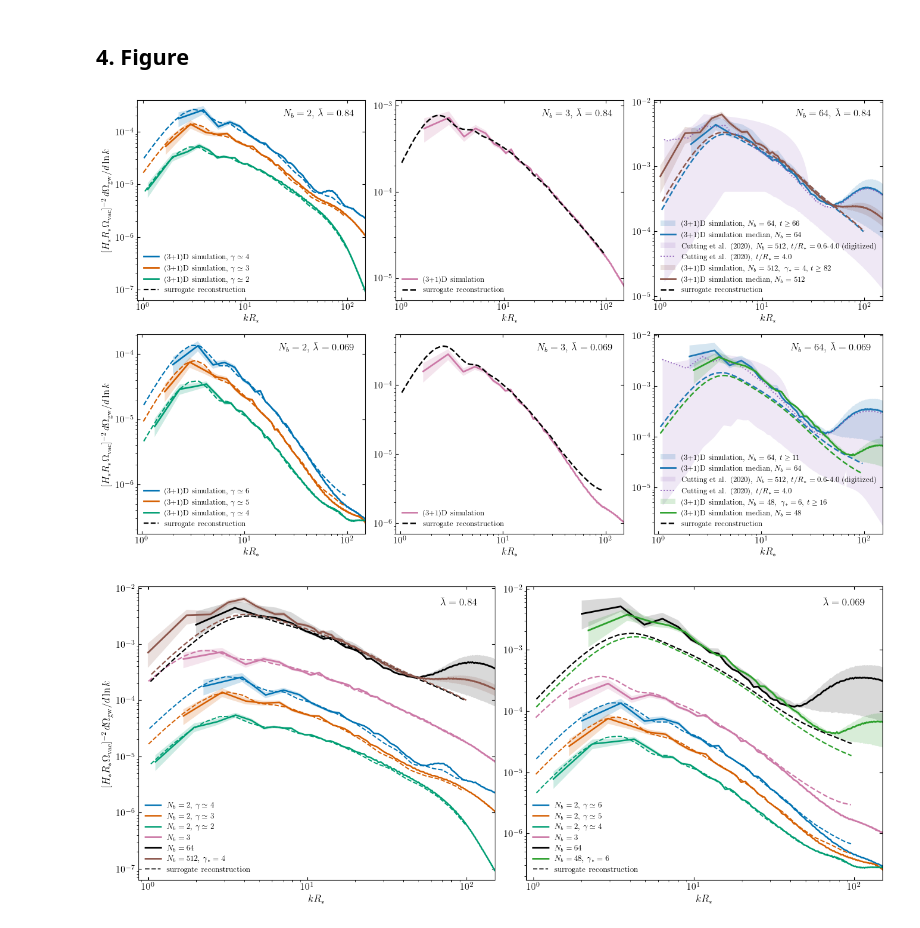
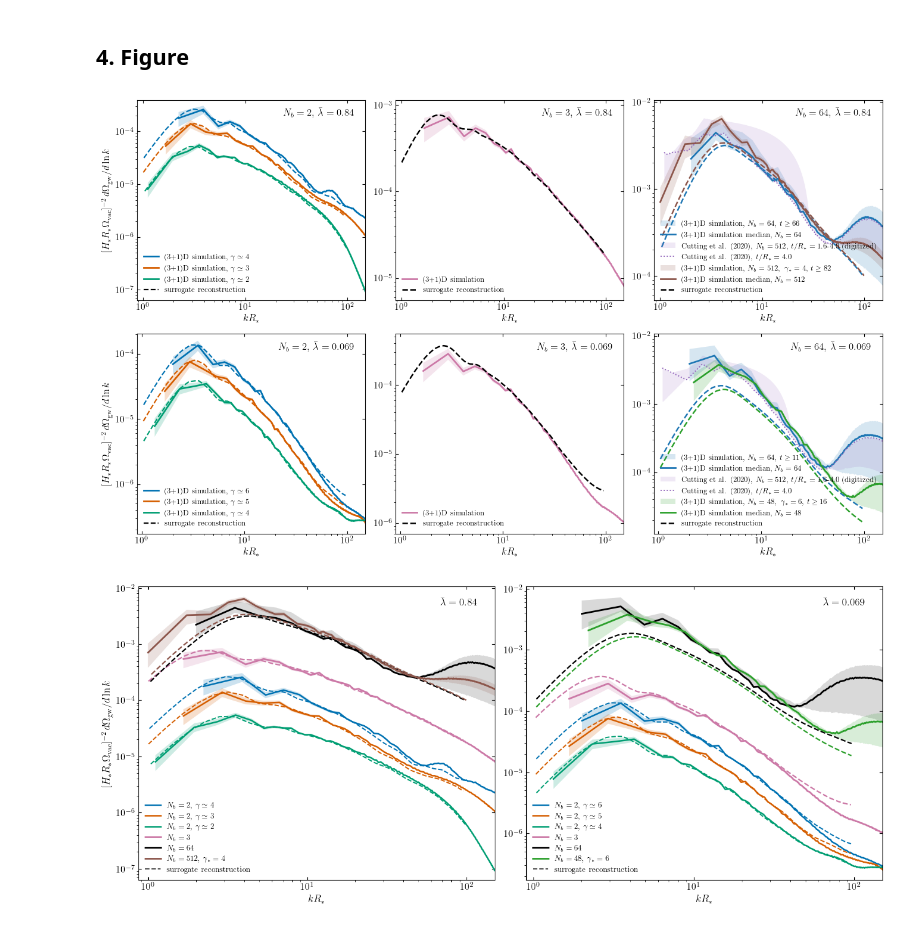
Before and after one commit to MSABuschmann/PhaseTransitionBuilder, a Jupyter notebook: notebooks/22_n2n3n64_surrogate_comparison.ipynb, the cells around one changed output. Drawn from its saved outputs; the diff is of its cells as text; code cells hidden in the pictures.

```diff
--- a/notebooks/22_n2n3n64_surrogate_comparison.ipynb
+++ b/notebooks/22_n2n3n64_surrogate_comparison.ipynb
@@ -532,23 +532,24 @@ X_MAX = 150.
 
 # Digitized Cutting, Escartin, Hindmarsh & Weir (arXiv:2005.13537) Fig. 10,
 # the largest simulation for each lambda_bar (N_b=512 for 0.845 and 0.069),
-# gamma_*=4.0. Vector-extracted directly from the paper's PDF (path
-# coordinates calibrated against each panel's log-log axes frame; a stray
-# point per curve clipped at the frame's top edge -- the k=M_b dashed-line
-# indicator -- was excluded). NOT the older Weir1802/Fig.15 N_b-scan data
-# (wrong reference paper -- that one doesn't cover our lambda_bar values).
+# gamma_*=4.0. Extracted from the paper's PDF at 600dpi via per-column
+# pixel-color tracking (see the Weir2005 txt file headers for the full
+# extraction/calibration method -- x-axis calibrated from actual tick
+# label positions, cross-checked against the paper's own k=2pi/R_* marker).
 # Already in kR_*/CHW units, no conversion needed.
 #
-# All four panels (t/R_*=0.60, 1.6, 2.5, 4.0 -- early collision through
-# late oscillation phase) are loaded and combined into a min/max band per
-# lambda_bar, so the comparison shows the literature's own temporal drift
-# rather than picking a single arbitrary snapshot -- our own N_b=64/512
-# curves are likewise a band over a wide late-time range, not one instant.
-# Added temporarily for a quick sanity check against the literature, not a
-# permanent fixture of this figure.
+# Only t/R_*=1.6, 2.5, 4.0 are used (dropping 0.60) -- consistent with OUR
+# OWN t_coll_end criterion (sum_w>0.01), not the paper's own labeling.
+# Our own t_coll_end/R_* values at gamma_*~4 range 1.14-1.43 across all 4
+# of our N_b=64/512 cases below (including the N_b=512/lambda_bar=0.84
+# case that directly matches this comparison, at 1.429) -- t/R_*=1.6 is
+# past all of them, so by our own criterion it's already post-collision.
+# t/R_*=0.60 is unambiguously before collision ends for any of our cases
+# and is excluded. Added temporarily for a quick sanity check against the
+# literature, not a permanent fixture of this figure.
 CUTTING_LIT_DIR = (REPO_ROOT / 'reference_codes' / 'FirstOrder_GW' /
                    'collision_weights' / 'Weir2005')
-CUTTING_LIT_TIMES = ['0.60', '1.6', '2.5', '4.0']
+CUTTING_LIT_TIMES = ['1.6', '2.5', '4.0']
 
 cutting_lit_band = {}
 for lb_key, fname_key in [(0.84, '0.845'), (0.069, '0.069')]:
@@ -637,13 +638,13 @@ for row_idx, lb in enumerate([0.84, 0.069]):
                                 (r64['kR_recon'], r64['y_recon']))]
 
     # Cutting et al. (2020) digitized Fig. 10, N_b=512, lambda_bar-matched --
-    # band spans all 4 published times (t/R_*=0.60-4.0), showing the
-    # literature's own drift over time; the dotted line marks the latest
-    # (t/R_*=4.0) snapshot specifically.
+    # band spans t/R_*=1.6-4.0 (see note above on why 0.60 is excluded),
+    # showing the literature's own drift over time; the dotted line marks
+    # the latest (t/R_*=4.0) snapshot specifically.
     lit = cutting_lit_band[lb]
     ax.fill_between(lit['kR'], lit['y_min'], lit['y_max'], color='tab:purple',
                     alpha=0.15, linewidth=0,
-                    label=r'Cutting et al. (2020), $N_b=512$, $t/R_*=0.6\mbox{-}4.0$ (digitized)')
+                    label=r'Cutting et al. (2020), $N_b=512$, $t/R_*=1.6\mbox{-}4.0$ (digitized)')
     ax.plot(lit['kR'], lit['y_last'], color='tab:purple', lw=1.4, ls=':',
             label=r'Cutting et al. (2020), $t/R_*=4.0$')
     extents64.append(visible_extent((lit['kR'], lit['y_min']), (lit['kR'], lit['y_max'])))
@@ -664,34 +665,34 @@ for row_idx, lb in enumerate([0.84, 0.069]):
 
     if lb == 0.84:
         # second, independent realization: N_b=512, gamma_*=4 -- plotted
         # alongside the N_b=64 case, not instead of it.
         r512 = n64_results_N512
         ax.fill_between(r512['kR_sh'], r512['y_min'], r512['y_max'],
                         color=color_N512, alpha=0.18, linewidth=0,
                         label=rf'(3+1)D simulation, $N_b=512,\ \gamma_*=4$, $t\geq{r512["t_range"][0]:.0f}$')
         ax.plot(r512['kR_sh'], r512['y_median'], color=color_N512, lw=2,
                 label='(3+1)D simulation median, $N_b=512$')
         ax.plot(r512['kR_recon'], r512['y_recon'], color=color_N512, lw=1.8, ls='--')
         extents64.append(visible_extent((r512['kR_sh'], r512['y_min']),
                                         (r512['kR_sh'], r512['y_max']),
                                         (r512['kR_recon'], r512['y_recon'])))
 
     ax.plot([], [], color=RECON_COLOR, lw=1.8, ls='--', label='surrogate reconstruction')
 
     x_min = min(e[0] for e in extents64)
     ymin = min(e[1] for e in extents64)
     ymax = max(e[2] for e in extents64)
     style_panel(ax, x_min, ymin, ymax, rf'$N_b=64$,  $\bar\lambda={lb}$')
 
 ylabel = r'$[H_*R_*\Omega_{\rm vac}]^{-2}\,d\Omega_{\rm gw}/d\ln k$'
 axes[0, 0].set_ylabel(ylabel, fontsize=12)
 axes[1, 0].set_ylabel(ylabel, fontsize=12)
 
 fig.tight_layout()
 fig.savefig(PLOTS_DIR / 'n2n3n64_surrogate_grid.pdf', bbox_inches='tight')
 plt.show()
 # %% [output]
-[figure, old version]
+[figure, new version]
 # %%
 # --- Combined view: N=2/N=3/N=64 all on one panel per lambda_bar ---
 fig2, axes2 = plt.subplots(1, 2, figsize=(13, 5.5))
```
Also changed, not shown: 2 other files.
